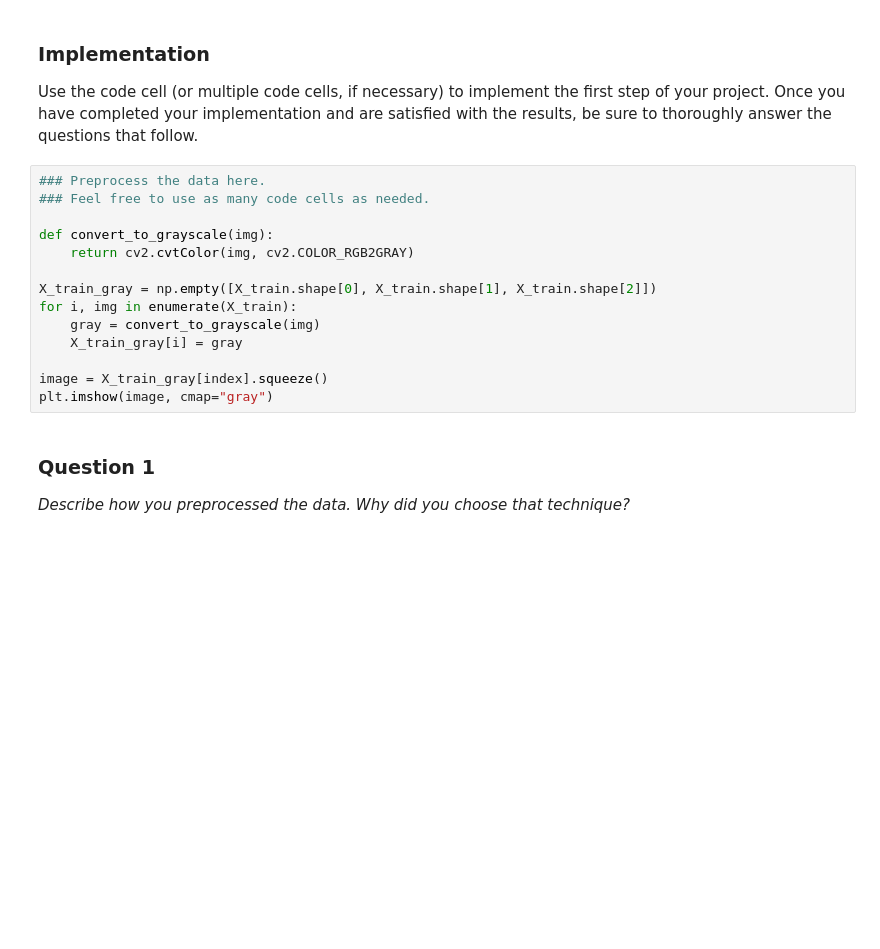
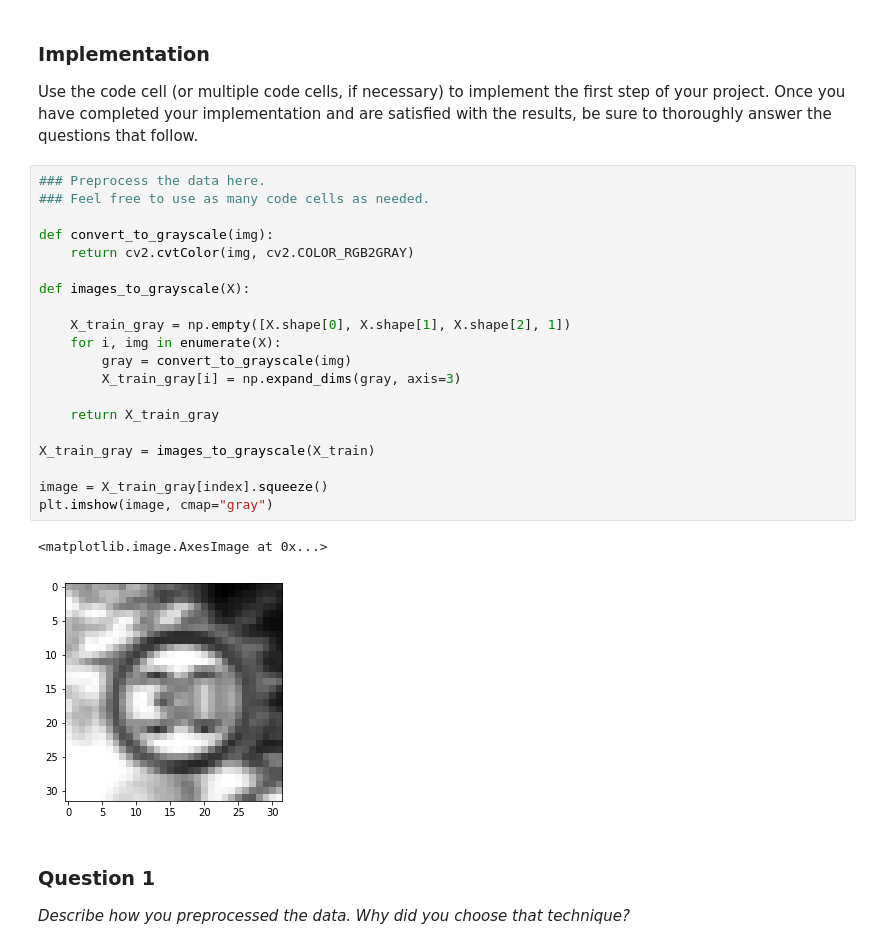
Before and after one commit to sebasibarguen/CarND-Traffic-Sign-Classifier-Project, a Jupyter notebook: Traffic_Sign_Classifier.ipynb, the cells around one changed output. Saved outputs shown, nothing was run; the diff lists cells and outputs as text; blank space fills up the shorter version.

Commit message:
Added new images and have basic transformation ready.

```diff
--- a/Traffic_Sign_Classifier.ipynb
+++ b/Traffic_Sign_Classifier.ipynb
@@ -114,17 +130,26 @@ Use the code cell (or multiple code cells, if necessary) to implement the first
 # %%
 ### Preprocess the data here.
 ### Feel free to use as many code cells as needed.
 
 def convert_to_grayscale(img):
     return cv2.cvtColor(img, cv2.COLOR_RGB2GRAY)
 
-X_train_gray = np.empty([X_train.shape[0], X_train.shape[1], X_train.shape[2]])
-for i, img in enumerate(X_train):
-    gray = convert_to_grayscale(img)
-    X_train_gray[i] = gray
+def images_to_grayscale(X):
+
+    X_train_gray = np.empty([X.shape[0], X.shape[1], X.shape[2], 1])
+    for i, img in enumerate(X):
+        gray = convert_to_grayscale(img)
+        X_train_gray[i] = np.expand_dims(gray, axis=3)
+
+    return X_train_gray
+
+X_train_gray = images_to_grayscale(X_train)
 
 image = X_train_gray[index].squeeze()
 plt.imshow(image, cmap="gray")
+# %% [output]
+<matplotlib.image.AxesImage at 0x...>
+[figure, added]
 # %% [markdown]
 ### Question 1
 
```
Also changed, not shown: parts of 18 cells of this notebook, 8 other files.
